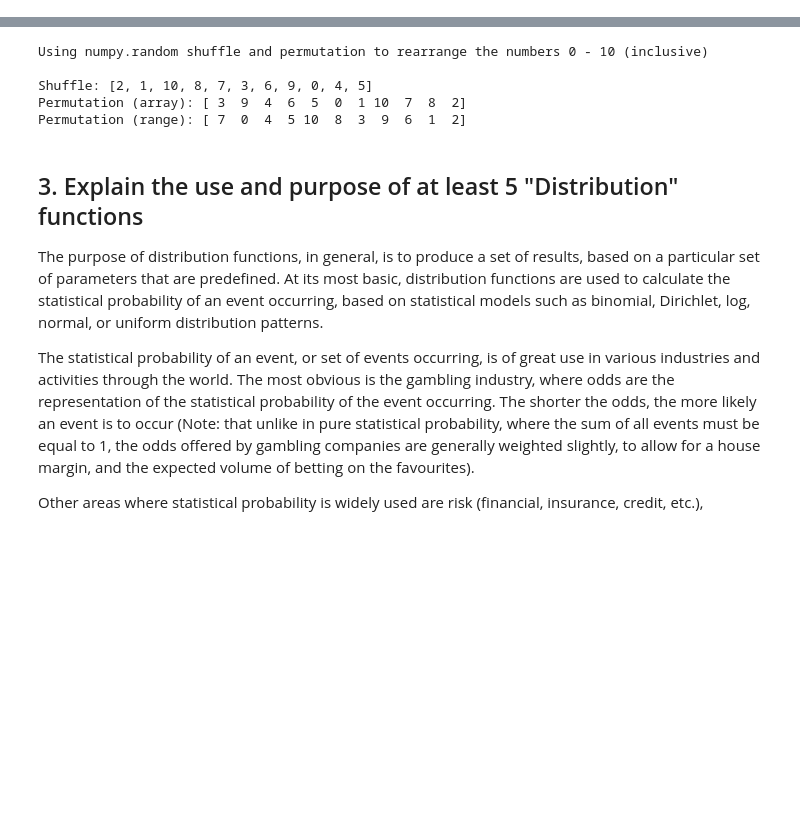
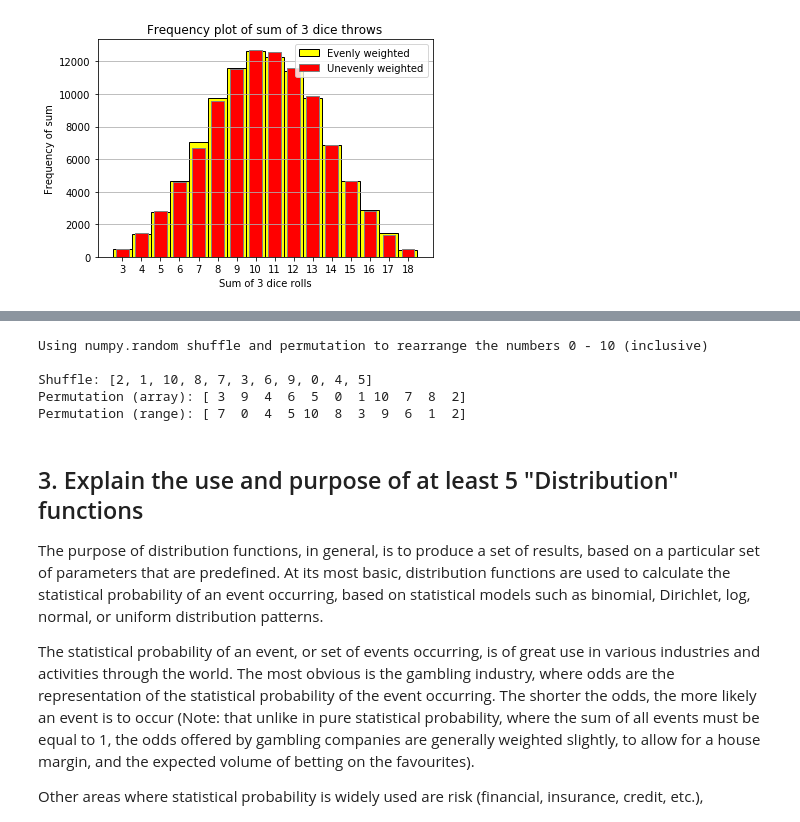
Before and after one commit to Clauric/GMIT_PfDA_Assessment, a Jupyter notebook: Numpy Assignment.ipynb, the cells around one changed output, grey strips where cells are left out. Saved outputs shown, nothing was run; the diff lists cells and outputs as text; code cells hidden in the pictures; blank space fills up the shorter version.

Commit message:
Simple random data

```diff
--- a/Numpy Assignment.ipynb
+++ b/Numpy Assignment.ipynb
@@ -37,0 +40,43 @@ For example if we have the array of all numbers between 0 and 10 inclusive passe
+# %%
+# Distribution of sum of throwing 3 dice
+
+import numpy as np
+import matplotlib.pyplot as plt
+
+# set random seed to 22
+np.random.seed(22)
+
+# number of events to run
+N = 100000
+
+# set range of values for startign at 1, and ending at the integer before 7
+values = [1,2,3,4,5,6]
+
+# Evenly weighted dice using random.choice, with values, and number of events (no probability given so uniform)
+a = np.random.choice(values, N)     # Dice 1
+b = np.random.choice(values, N)     # Dice 2
+c = np.random.choice(values, N)     # Dice 3
+
+# Unevenly weigthed dice using random.choice, with values, number of events, and probability (p)
+p = [0.075, 0.075, 0.35, 0.35, 0.075, 0.075]
+
+z = np.random.choice(values, N, p)  # Dice 1
+y = np.random.choice(values, N, p)  # Dice 2
+x = np.random.choice(values, N, p)  # Dice 3
+
+# plot bar chart using np.unique, where the sum of the arrays is calculated, and the number of returns for each value is shown
+plt.bar(*np.unique(a + b + c, return_counts=True), color="yellow", edgecolor='black', label="Evenly weighted", width= 1.0)
+plt.bar(*np.unique(z + y + x, return_counts=True), color="red", edgecolor='grey', label="Unevenly weighted", width= 0.65)
+
+# plot the ticks, grid, legend, title, and labels
+plt.xticks(np.arange(start=3, stop = 19))
+plt.grid(b=True, axis="y")
+plt.ylabel("Frequency of sum")
+plt.xlabel("Sum of 3 dice rolls")
+plt.legend()
+plt.title("Frequency plot of sum of 3 dice throws")
+
+# show plot
+plt.show()
+# %% [output]
+[figure, added]
```
Also changed, not shown: parts of 2 cells of this notebook, 1 other file.
